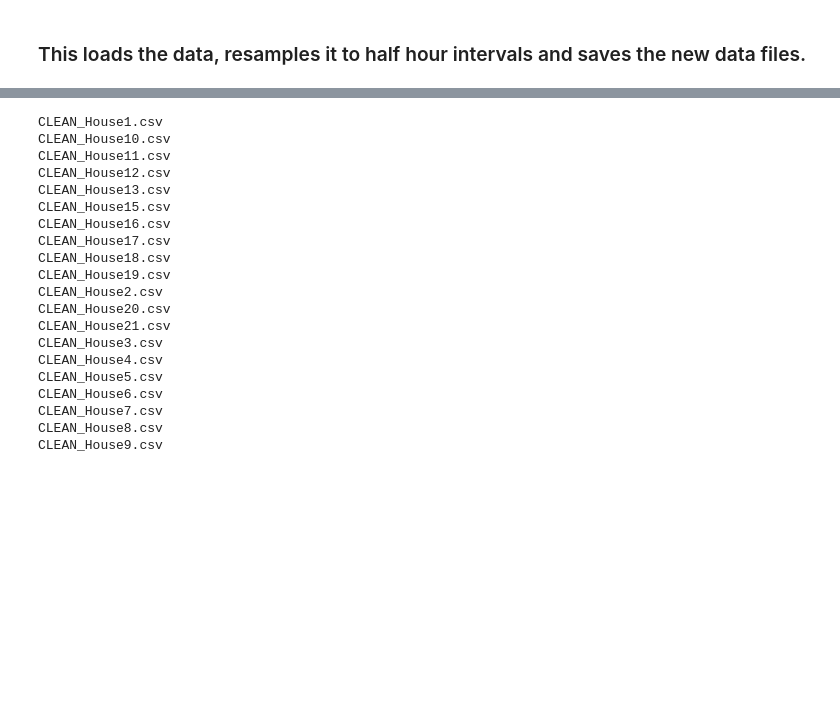
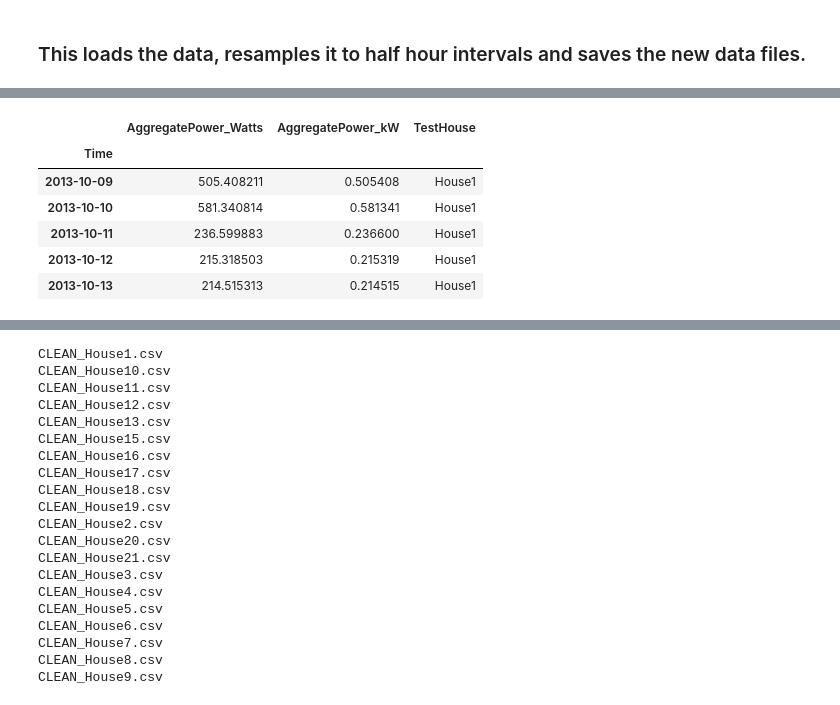
Before and after one commit to dipsonflash/19ERBE-EDA-Coursework, a Jupyter notebook: REFIT- Electrical Load Measurement- ERBE-EDA Course Work.ipynb, the cells around one changed output, grey strips where cells are left out. Saved outputs shown, nothing was run; the diff lists cells and outputs as text; code cells hidden in the pictures; blank space fills up the shorter version.

```diff
--- a/REFIT- Electrical Load Measurement- ERBE-EDA Course Work.ipynb
+++ b/REFIT- Electrical Load Measurement- ERBE-EDA Course Work.ipynb
@@ -20,0 +68,6 @@ df
+# %%
+for fileName in os.listdir(mydir):
+    splitFileName = os.path.splitext(fileName)[0].rsplit('_', 1)[1]
+    addFileName = os.path.join(fp,filename)
+    print(splitFileName)
+    #print(fileName)
@@ -20,0 +232,10 @@ df
+# %%
+all_data.head()
+# %% [output]
+|  | AggregatePower_Watts | AggregatePower_kW | TestHouse |
+| Time |  |  |  |
+| 2013-10-09 | 505.408211 | 0.505408 | House1 |
+| 2013-10-10 | 581.340814 | 0.581341 | House1 |
+| 2013-10-11 | 236.599883 | 0.236600 | House1 |
+| 2013-10-12 | 215.318503 | 0.215319 | House1 |
+| 2013-10-13 | 214.515313 | 0.214515 | House1 |
```
Also changed, not shown: parts of 20 cells of this notebook.
